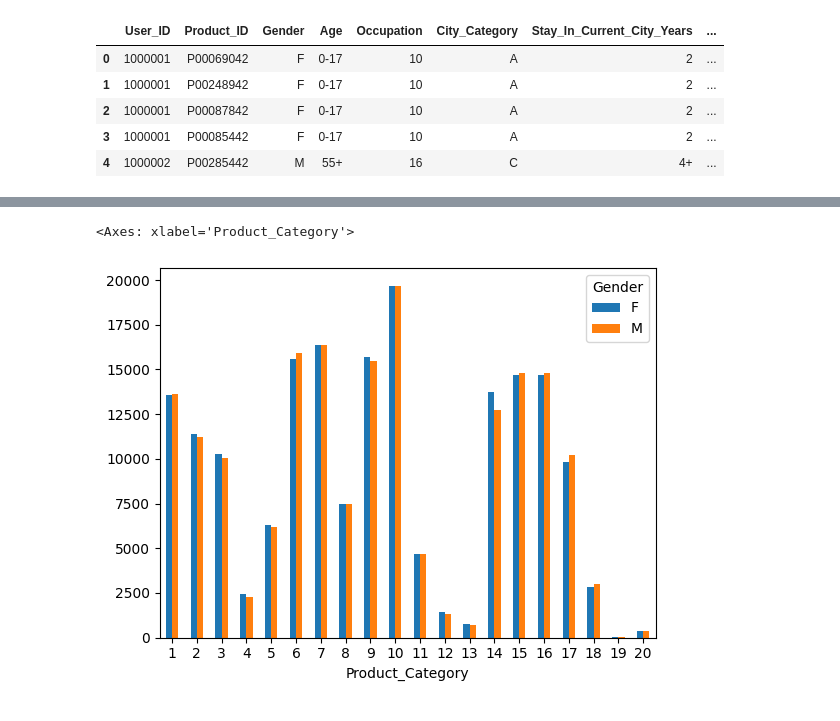
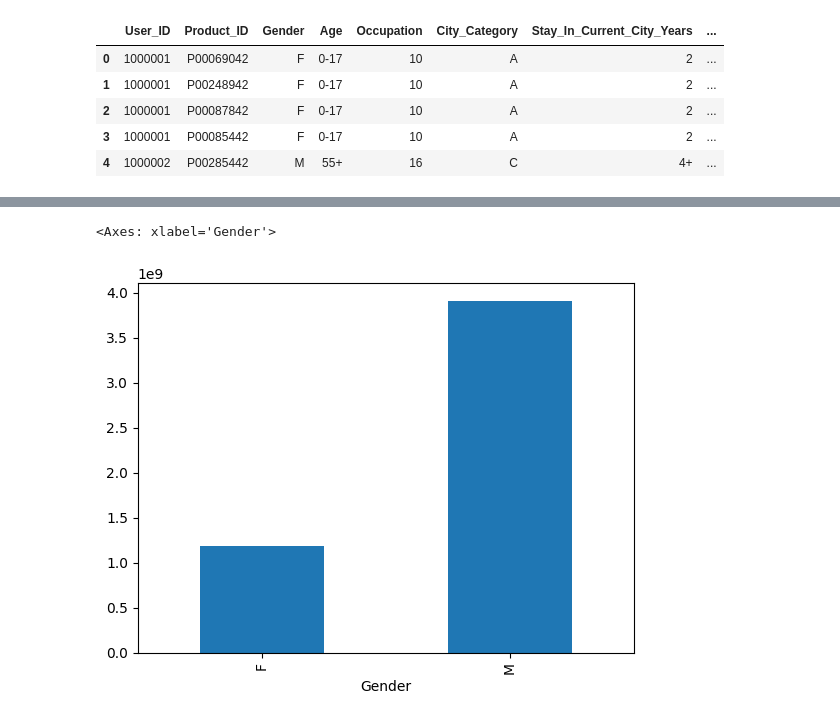
Before and after one commit to INA-95/retail_customer_behavior_analysis, a Jupyter notebook: walmart_customer_behavior_analysis.ipynb, the cells around one changed output, grey strips where cells are left out. Drawn from its saved outputs; the diff is of its cells as text; code cells hidden in the pictures.

```diff
--- a/walmart_customer_behavior_analysis.ipynb
+++ b/walmart_customer_behavior_analysis.ipynb
@@ -145,16 +26,0 @@ final_viz(join_df, 'Marital_Status', 'Gender', 'avg_amt_of_purchase')
-# %%
-# Product
-
-target_grp = ['Product_Category', 'Gender']
-cnt_col = 'User_ID'
-df1 = num_of_purchase(target_grp, cnt_col)
-
-sum_col = 'Purchase'
-df2 = amt_of_purchase(target_grp, sum_col)
-
-join_df = avg_amt_of_purchase(df1, df2, key = ['Product_Category', 'Gender'])
-
-final_viz(join_df, 'Product_Category', 'Gender', 'avg_amt_of_purchase')
-# %% [output]
-<Axes: xlabel='Product_Category'>
-[figure, removed]
@@ -160,0 +32,7 @@ final_viz(join_df, 'Product_Category', 'Gender', 'avg_amt_of_purchase')
+# %%
+# 남자가 여자보다 돈을 더 많이 사용했는지 보자 : 으흠 남자가 돈을 더 많이 쓰는구만
+
+df.groupby('Gender')['Purchase'].sum().plot(kind = 'bar')
+# %% [output]
+<Axes: xlabel='Gender'>
+[figure, added]
```
Also changed, not shown: parts of 28 cells of this notebook.
